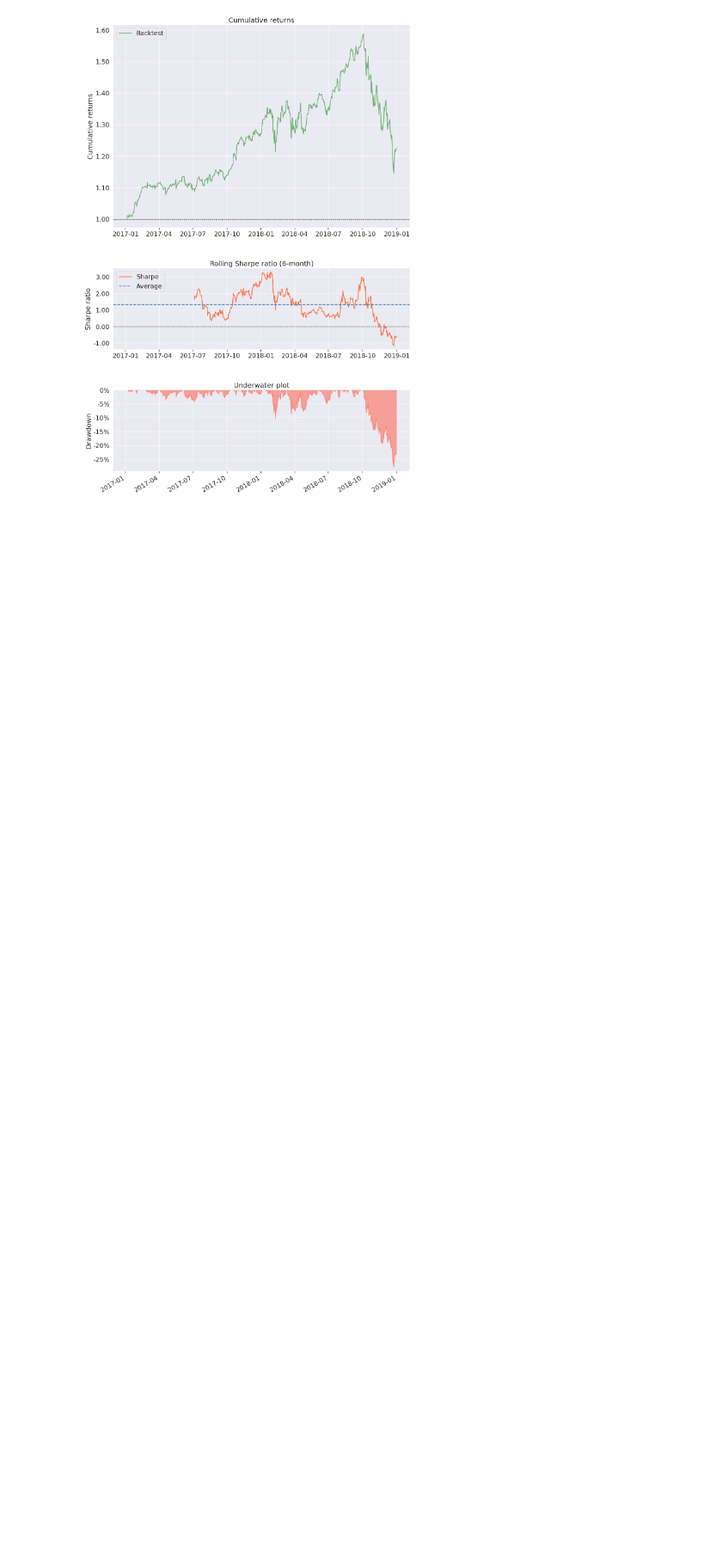
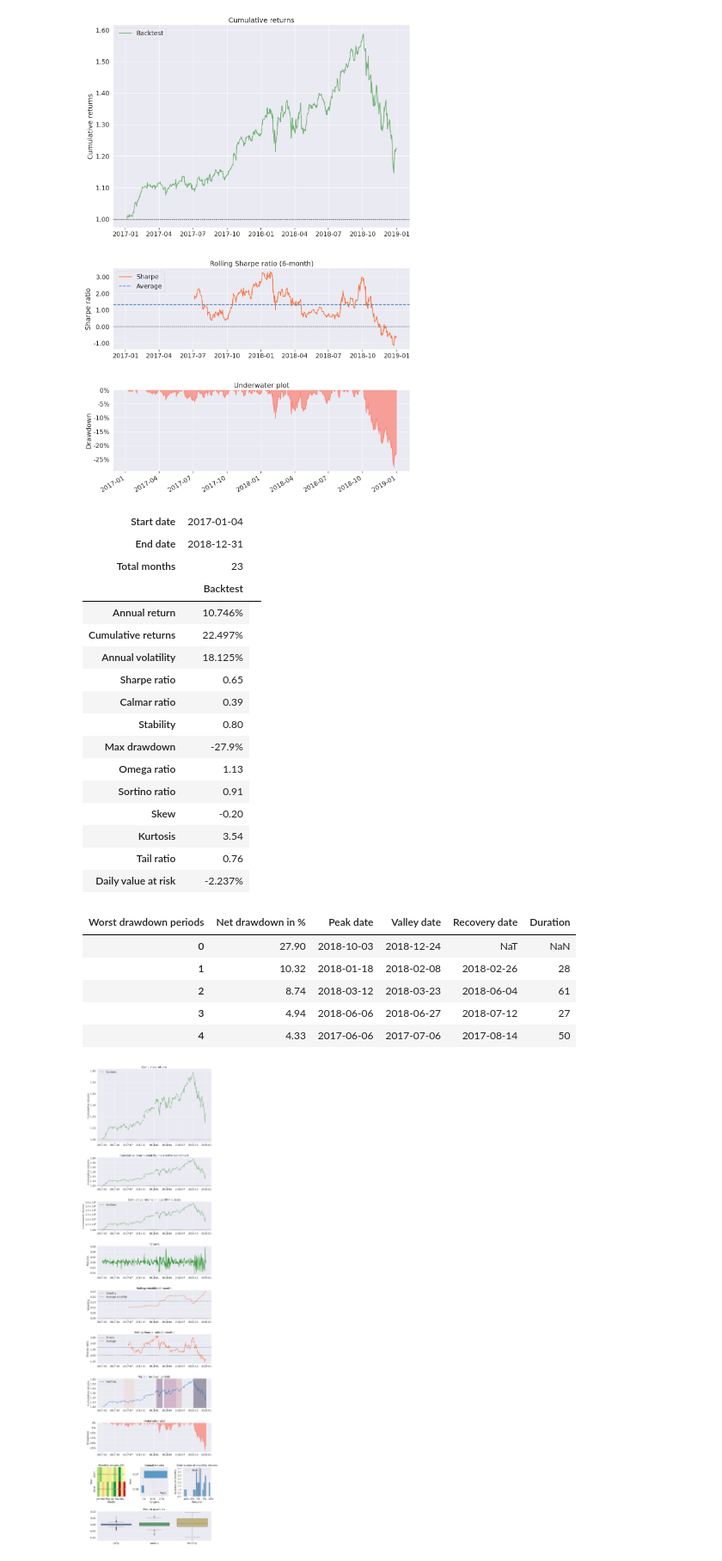
Before and after one commit to CHANGWOOKCHO/financial-analysis, a Jupyter notebook: portfolio_distribution/01_mpt.ipynb, the cells around one changed output. Shown at 86% size. Drawn from its saved outputs; the diff is of its cells as text; code cells hidden in the pictures; blank space fills up the shorter version.

```diff
--- a/portfolio_distribution/01_mpt.ipynb
+++ b/portfolio_distribution/01_mpt.ipynb
@@ -63,3 +63,31 @@ pf.create_simple_tear_sheet(portfolio_returns)
 | Tail ratio | 0.76 |
 | Daily value at risk | -2.237% |
 [figure]
+# %%
+#수익률, 샤프 비율, 최대 낙폭 시각화
+pf.create_returns_tear_sheet(portfolio_returns)
+# %% [output]
+| Start date | 2017-01-04 |  |
+| End date | 2018-12-31 |  |
+| Total months | 23 |  |
+|  | Backtest |
+| Annual return | 10.746% |
+| Cumulative returns | 22.497% |
+| Annual volatility | 18.125% |
+| Sharpe ratio | 0.65 |
+| Calmar ratio | 0.39 |
+| Stability | 0.80 |
+| Max drawdown | -27.9% |
+| Omega ratio | 1.13 |
+| Sortino ratio | 0.91 |
+| Skew | -0.20 |
+| Kurtosis | 3.54 |
+| Tail ratio | 0.76 |
+| Daily value at risk | -2.237% |
+| Worst drawdown periods | Net drawdown in % | Peak date | Valley date | Recovery date | Duration |
+| 0 | 27.90 | 2018-10-03 | 2018-12-24 | NaT | NaN |
+| 1 | 10.32 | 2018-01-18 | 2018-02-08 | 2018-02-26 | 28 |
+| 2 | 8.74 | 2018-03-12 | 2018-03-23 | 2018-06-04 | 61 |
+| 3 | 4.94 | 2018-06-06 | 2018-06-27 | 2018-07-12 | 27 |
+| 4 | 4.33 | 2017-06-06 | 2017-07-06 | 2017-08-14 | 50 |
+[figure, added]
```
